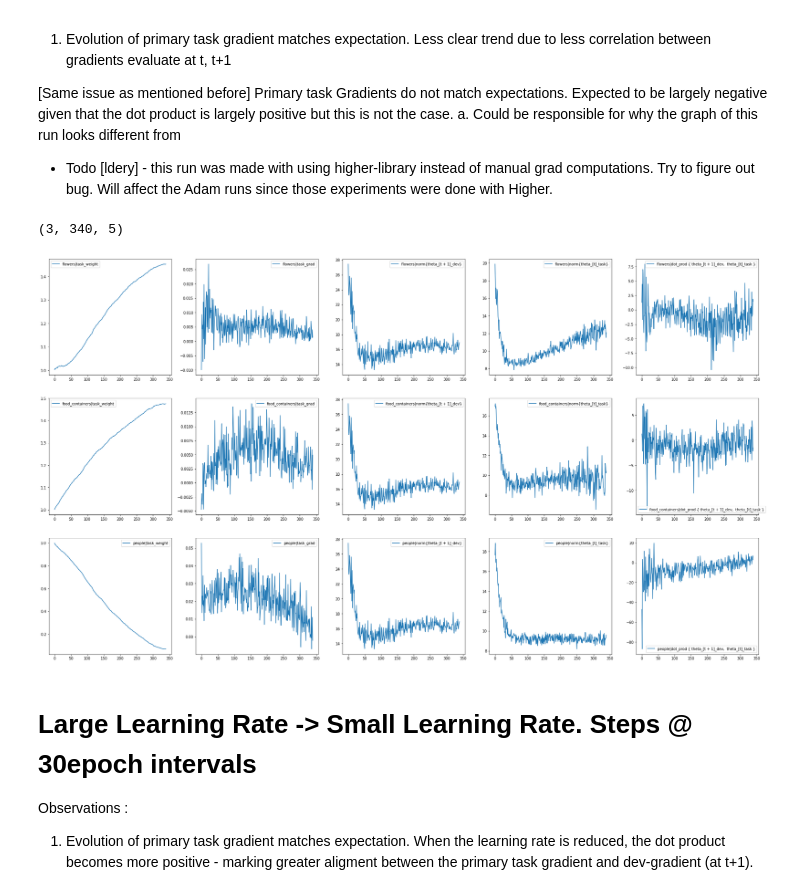
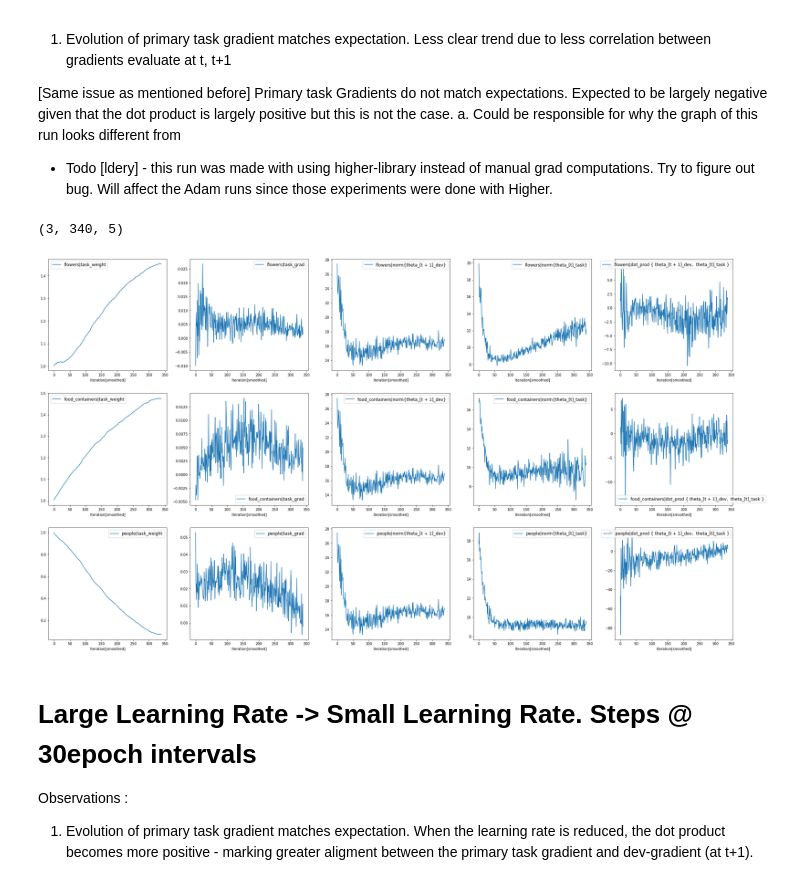
Before and after one commit to ldery/metalearning-for-multitask-pretraining, a Jupyter notebook: gradient_dotprod_viz.ipynb, the cells around one changed output. Saved outputs shown, nothing was run; the diff lists cells and outputs as text; code cells hidden in the pictures.

```diff
--- a/gradient_dotprod_viz.ipynb
+++ b/gradient_dotprod_viz.ipynb
@@ -10,7 +13,8 @@ def plot(data, task_names):
     for j in range(data.shape[0]):
         for idx, key in enumerate(keys):
             ax[j][idx].plot(data[j, :, idx], label="{}|{}".format(task_names[j], key))
-            ax[j][idx].legend()
+            ax[j][idx].legend(prop={'size': 12})
+            ax[j][idx].set_xlabel('Iteration[smoothed]')
     plt.show()
 # %%
 def vis_file(fname, smooth_factor=17):
@@ -52,10 +56,10 @@ Observations :
 
 * Todo [ldery] - this run was made with using higher-library instead of manual grad computations. Try to figure out bug. Will affect the Adam runs since those experiments were done with Higher.
 # %%
-vis_file("sgd_vis_tests/sgd.linear.sgd_lr.1e-1.lr.1e-1.wlr.5e-2/meta_people/0/weight_stats.pkl", smooth_factor=)
+vis_file("sgd_vis_tests/sgd.linear.sgd_lr.1e-1.lr.1e-1.wlr.5e-2/meta_people/0/weight_stats.pkl", smooth_factor=5)
 # %% [output]
 (3, 340, 5)
-[figure, old version]
+[figure, new version]
 # %% [markdown]
 # Large Learning Rate -> Small Learning Rate. Steps @ 30epoch intervals #
 Observations :
```
Also changed, not shown: parts of 3 cells of this notebook.
